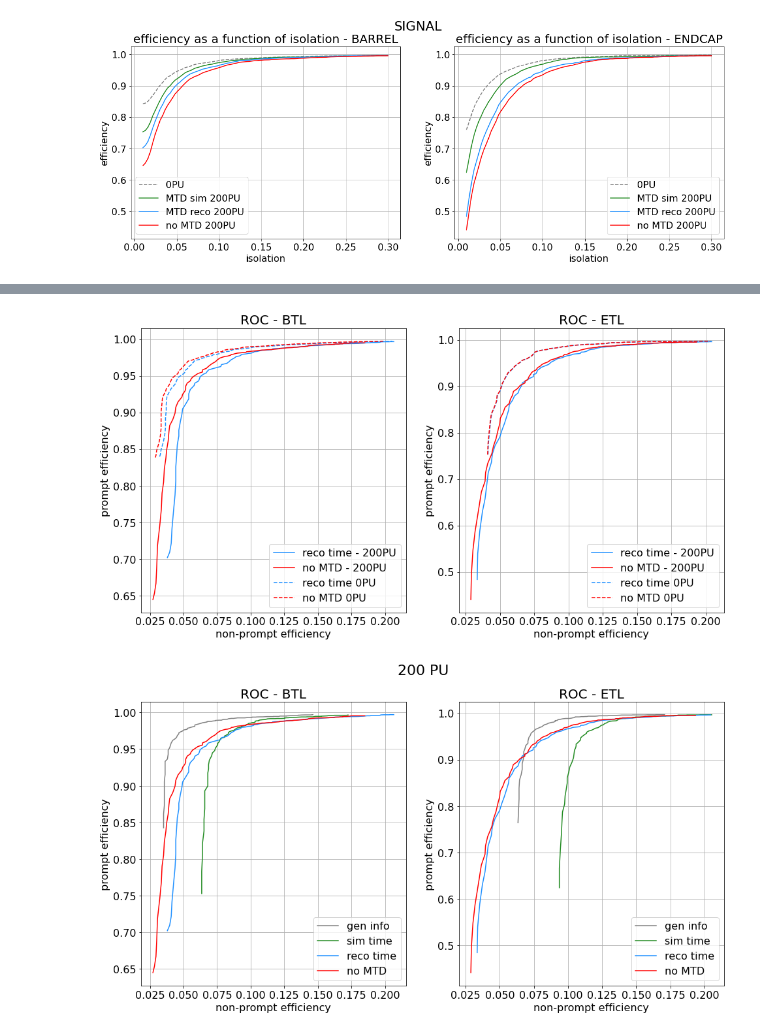
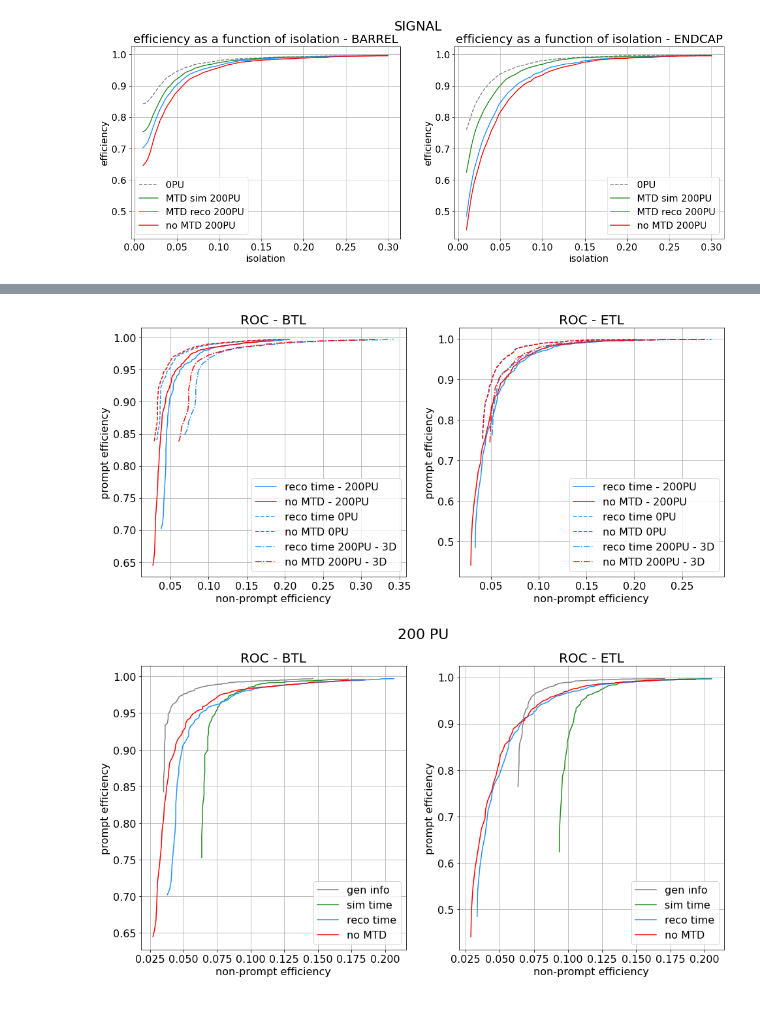
Before and after one commit to AuroraPerego/Timing, a Jupyter notebook: EleIso_comparison.ipynb, the cells around one changed output, grey strips where cells are left out. Drawn from its saved outputs; the diff is of its cells as text; code cells hidden in the pictures.

```diff
--- a/EleIso_comparison.ipynb
+++ b/EleIso_comparison.ipynb
@@ -59,6 +59,24 @@ sig_sim_MTD_B_200PU = np.loadtxt("sig_ele_sim_iso_MTD_B.txt")
 sig_sim_MTD_E_200PU = np.loadtxt("sig_ele_sim_iso_MTD_E.txt")
 sig_gen_MTD_B_200PU = np.loadtxt("sig_ele_gen_iso_MTD_B.txt")
 sig_gen_MTD_E_200PU = np.loadtxt("sig_ele_gen_iso_MTD_E.txt")
+# %%
+bkgPV_noMTD_B_200PU = np.loadtxt("bkgPV_ele_iso_noMTD_B.txt")
+bkgPV_noMTD_E_200PU = np.loadtxt("bkgPV_ele_iso_noMTD_E.txt")
+bkgPV_MTD_B_200PU = np.loadtxt("bkgPV_ele_iso_MTD_B.txt")
+bkgPV_MTD_E_200PU = np.loadtxt("bkgPV_ele_iso_MTD_E.txt")
+bkgPV_sim_MTD_B_200PU = np.loadtxt("bkgPV_ele_sim_iso_MTD_B.txt")
+bkgPV_sim_MTD_E_200PU = np.loadtxt("bkgPV_ele_sim_iso_MTD_E.txt")
+bkgPV_gen_MTD_B_200PU = np.loadtxt("bkgPV_ele_gen_iso_MTD_B.txt")
+bkgPV_gen_MTD_E_200PU = np.loadtxt("bkgPV_ele_gen_iso_MTD_E.txt")
+
+sigPV_noMTD_B_200PU = np.loadtxt("sigPV_ele_iso_noMTD_B.txt")
+sigPV_noMTD_E_200PU = np.loadtxt("sigPV_ele_iso_noMTD_E.txt")
+sigPV_MTD_B_200PU = np.loadtxt("sigPV_ele_iso_MTD_B.txt")
+sigPV_MTD_E_200PU = np.loadtxt("sigPV_ele_iso_MTD_E.txt")
+sigPV_sim_MTD_B_200PU = np.loadtxt("sigPV_ele_sim_iso_MTD_B.txt")
+sigPV_sim_MTD_E_200PU = np.loadtxt("sigPV_ele_sim_iso_MTD_E.txt")
+sigPV_gen_MTD_B_200PU = np.loadtxt("sigPV_ele_gen_iso_MTD_B.txt")
+sigPV_gen_MTD_E_200PU = np.loadtxt("sigPV_ele_gen_iso_MTD_E.txt")
 # %%
 miniso= 0.01
 maxiso = 0.3
@@ -73,6 +91,15 @@ iso_bkg_noMTD_B_200PU, iso_bkg_MTD_B_200PU, iso_bkg_sim_MTD_B_200PU, iso_bkg_gen
 iso_bkg_noMTD_E_200PU, iso_bkg_MTD_E_200PU, iso_bkg_sim_MTD_E_200PU, iso_bkg_gen_MTD_E_200PU = iso_for_plot(bkg_noMTD_E_200PU, bkg_MTD_E_200PU, bkg_sim_MTD_E_200PU, bkg_gen_MTD_E_200PU, miniso, maxiso)
 iso_sig_noMTD_B_200PU, iso_sig_MTD_B_200PU, iso_sig_sim_MTD_B_200PU, iso_sig_gen_MTD_B_200PU = iso_for_plot(sig_noMTD_B_200PU, sig_MTD_B_200PU, sig_sim_MTD_B_200PU, sig_gen_MTD_B_200PU, miniso, maxiso)
 iso_sig_noMTD_E_200PU, iso_sig_MTD_E_200PU, iso_sig_sim_MTD_E_200PU, iso_sig_gen_MTD_E_200PU = iso_for_plot(sig_noMTD_E_200PU, sig_MTD_E_200PU, sig_sim_MTD_E_200PU, sig_gen_MTD_E_200PU, miniso, maxiso)
+
+isoPV_bkg_noMTD_B_200PU, isoPV_bkg_MTD_B_200PU, isoPV_bkg_sim_MTD_B_200PU, isoPV_bkg_gen_MTD_B_200PU = iso_for_plot(bkgPV_noMTD_B_200PU, bkgPV_MTD_B_200PU, bkgPV_sim_MTD_B_200PU,
+                                                                                                                    bkgPV_gen_MTD_B_200PU, miniso, maxiso)
+isoPV_bkg_noMTD_E_200PU, isoPV_bkg_MTD_E_200PU, isoPV_bkg_sim_MTD_E_200PU, isoPV_bkg_gen_MTD_E_200PU = iso_for_plot(bkgPV_noMTD_E_200PU, bkgPV_MTD_E_200PU, bkgPV_sim_MTD_E_200PU,
+                                                                                                                    bkgPV_gen_MTD_E_200PU, miniso, maxiso)
+isoPV_sig_noMTD_B_200PU, isoPV_sig_MTD_B_200PU, isoPV_sig_sim_MTD_B_200PU, isoPV_sig_gen_MTD_B_200PU = iso_for_plot(sigPV_noMTD_B_200PU, sigPV_MTD_B_200PU, sigPV_sim_MTD_B_200PU,
+                                                                                                                    sigPV_gen_MTD_B_200PU, miniso, maxiso)
+isoPV_sig_noMTD_E_200PU, isoPV_sig_MTD_E_200PU, isoPV_sig_sim_MTD_E_200PU, isoPV_sig_gen_MTD_E_200PU = iso_for_plot(sigPV_noMTD_E_200PU, sigPV_MTD_E_200PU, sigPV_sim_MTD_E_200PU,
+                                                                                                                    sigPV_gen_MTD_E_200PU, miniso, maxiso)
 # %%
 plt.figure(figsize=(18,6))
 
@@ -162,35 +275,41 @@ plt.show()
 # %%
-plt.figure(figsize=(16,8))
+plt.figure(figsize=(16,7))
 plt.subplot(121)
 plt.plot(iso_bkg_MTD_B_200PU,     iso_sig_MTD_B_200PU,     color="dodgerblue", label="reco time - 200PU")
 plt.plot(iso_bkg_noMTD_B_200PU,   iso_sig_noMTD_B_200PU,   color="red",        label="no MTD - 200PU")
+# plt.plot(isoPV_bkg_noMTD_B_200PU,   isoPV_sig_noMTD_B_200PU,   color="green",        label="no MTD - PV - 200PU")
 plt.plot(iso_bkg_MTD_B,     iso_sig_MTD_B,     color="dodgerblue",  label="reco time 0PU", linestyle="dashed")
 plt.plot(iso_bkg_noMTD_B,   iso_sig_noMTD_B,   color="red",         label="no MTD 0PU", linestyle="dashed")
+plt.plot(isoPV_bkg_MTD_B_200PU,     isoPV_sig_MTD_B_200PU,     color="dodgerblue",  label="reco time 200PU - 3D", linestyle="-.")
+plt.plot(isoPV_bkg_noMTD_B_200PU,   isoPV_sig_noMTD_B_200PU,   color="red",         label="no MTD 200PU - 3D", linestyle="-.")
 plt.title("ROC - BTL")
 plt.xlabel("non-prompt efficiency")
 plt.ylabel("prompt efficiency")
 #plt.xlim(0,1)
 #plt.ylim(0,1)
 #plt.axis("equal")
 plt.legend()
 plt.grid()
 
 plt.subplot(122)
 plt.plot(iso_bkg_MTD_E_200PU,     iso_sig_MTD_E_200PU,     color="dodgerblue", label="reco time - 200PU")
 plt.plot(iso_bkg_noMTD_E_200PU,   iso_sig_noMTD_E_200PU,   color="red",        label="no MTD - 200PU")
+# plt.plot(isoPV_bkg_noMTD_E_200PU,   isoPV_sig_noMTD_E_200PU,   color="green",        label="no MTD - PV - 200PU")
 plt.plot(iso_bkg_MTD_E,     iso_sig_MTD_E,     color="dodgerblue",  label="reco time 0PU", linestyle="dashed")
 plt.plot(iso_bkg_noMTD_E,   iso_sig_noMTD_E,   color="red",         label="no MTD 0PU", linestyle="dashed")
+plt.plot(isoPV_bkg_MTD_E_200PU,     isoPV_sig_MTD_E_200PU,     color="dodgerblue",  label="reco time 200PU - 3D", linestyle="-.")
+plt.plot(isoPV_bkg_noMTD_E_200PU,   isoPV_sig_noMTD_E_200PU,   color="red",         label="no MTD 200PU - 3D", linestyle="-.")
 plt.title("ROC - ETL")
 plt.xlabel("non-prompt efficiency")
 plt.ylabel("prompt efficiency")
 #plt.xlim(0,1)
 #plt.ylim(0,1)
 #plt.axis("equal")
 plt.legend()
 plt.grid()
 plt.show()
 # %% [output]
-[figure, old version]
+[figure, new version]
 # %%
 plt.figure(figsize=(16,8))
 
```
Also changed, not shown: parts of 3 cells of this notebook, 5 other files.
